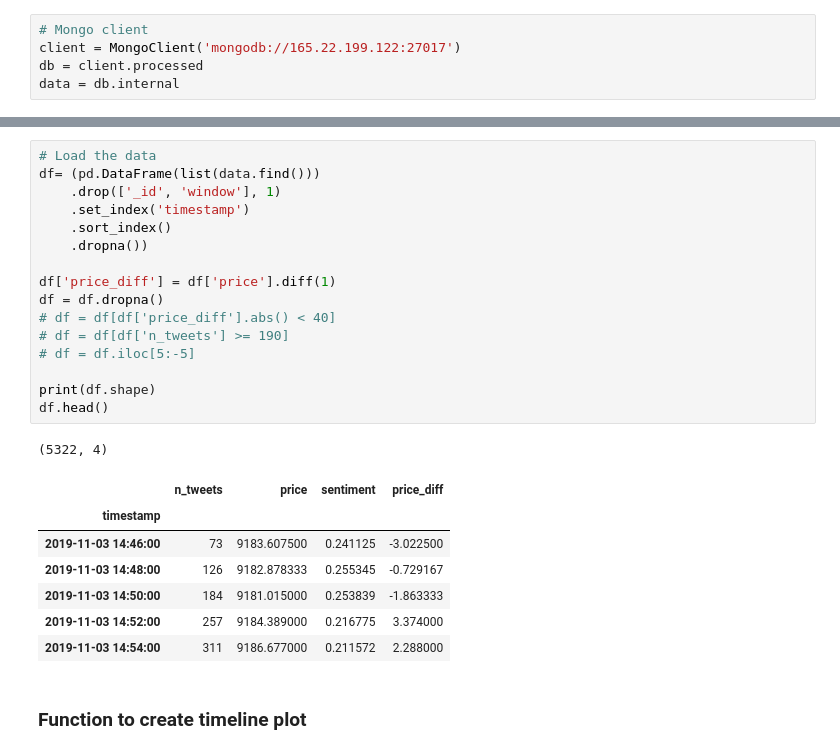
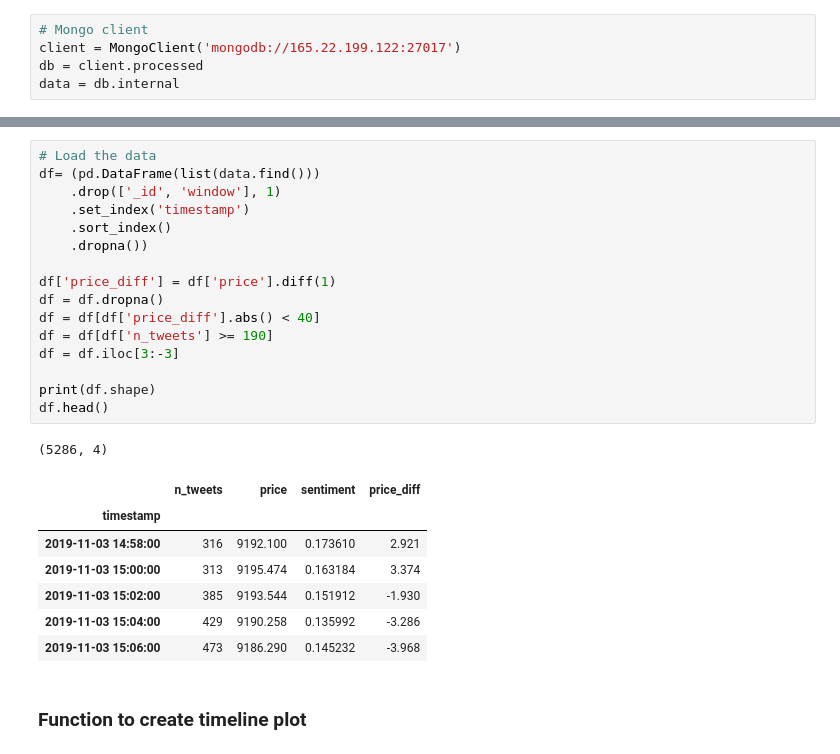
Before and after one commit to Wolfpack-Inc/data-engineering, a Jupyter notebook: machine-learning/keras-training.ipynb, the cells around one changed output, grey strips where cells are left out. Saved outputs shown, nothing was run; the diff lists cells and outputs as text.

```diff
--- a/machine-learning/keras-training.ipynb
+++ b/machine-learning/keras-training.ipynb
@@ -56,28 +46,28 @@ Name: price, dtype: float64
 # %%
 # Load the data
 df= (pd.DataFrame(list(data.find()))
     .drop(['_id', 'window'], 1)
     .set_index('timestamp')
     .sort_index()
     .dropna())
 
 df['price_diff'] = df['price'].diff(1)
 df = df.dropna()
-# df = df[df['price_diff'].abs() < 40]
-# df = df[df['n_tweets'] >= 190]
-# df = df.iloc[5:-5]
+df = df[df['price_diff'].abs() < 40]
+df = df[df['n_tweets'] >= 190]
+df = df.iloc[3:-3]
 
 print(df.shape)
 df.head()
 # %% [output]
-(5322, 4)
+(5286, 4)
 |  | n_tweets | price | sentiment | price_diff |
 | timestamp |  |  |  |  |
-| 2019-11-03 14:46:00 | 73 | 9183.607500 | 0.241125 | -3.022500 |
-| 2019-11-03 14:48:00 | 126 | 9182.878333 | 0.255345 | -0.729167 |
-| 2019-11-03 14:50:00 | 184 | 9181.015000 | 0.253839 | -1.863333 |
-| 2019-11-03 14:52:00 | 257 | 9184.389000 | 0.216775 | 3.374000 |
-| 2019-11-03 14:54:00 | 311 | 9186.677000 | 0.211572 | 2.288000 |
+| 2019-11-03 14:58:00 | 316 | 9192.100 | 0.173610 | 2.921 |
+| 2019-11-03 15:00:00 | 313 | 9195.474 | 0.163184 | 3.374 |
+| 2019-11-03 15:02:00 | 385 | 9193.544 | 0.151912 | -1.930 |
+| 2019-11-03 15:04:00 | 429 | 9190.258 | 0.135992 | -3.286 |
+| 2019-11-03 15:06:00 | 473 | 9186.290 | 0.145232 | -3.968 |
 # %% [markdown]
 ### Function to create timeline plot
 # %%
```
Also changed, not shown: parts of 21 cells of this notebook, 5 other files.
